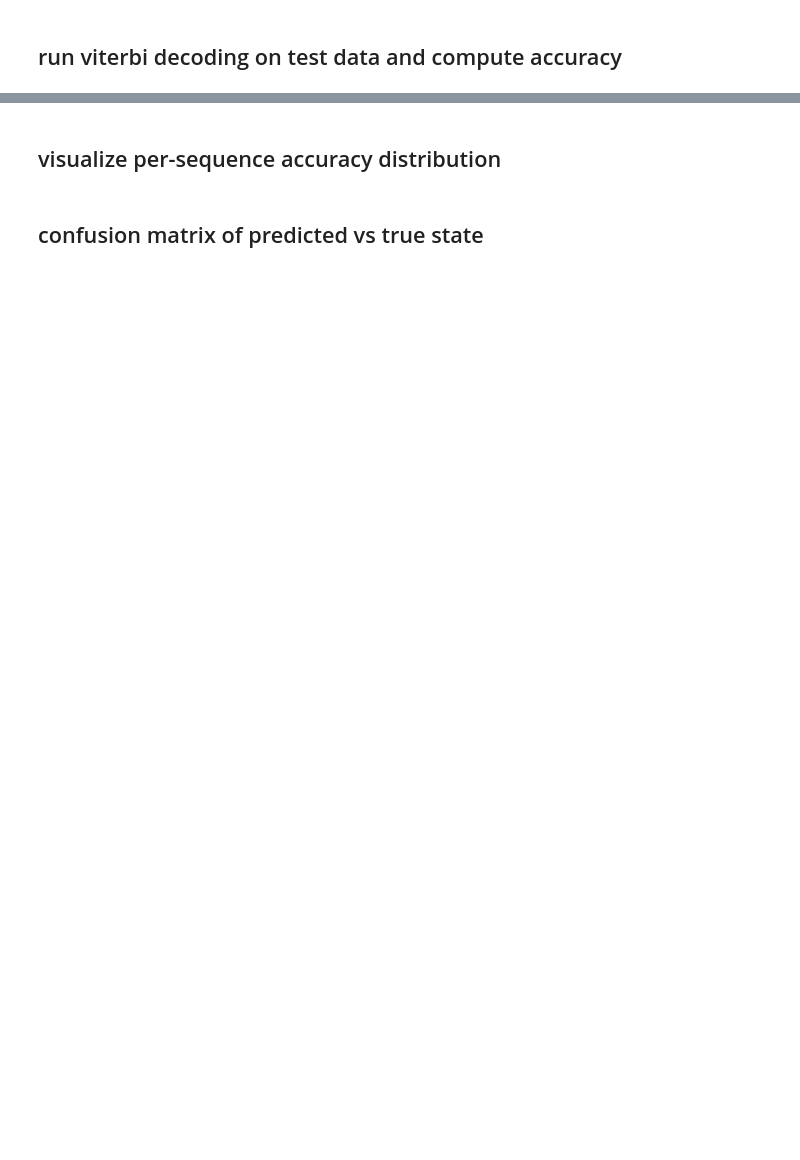
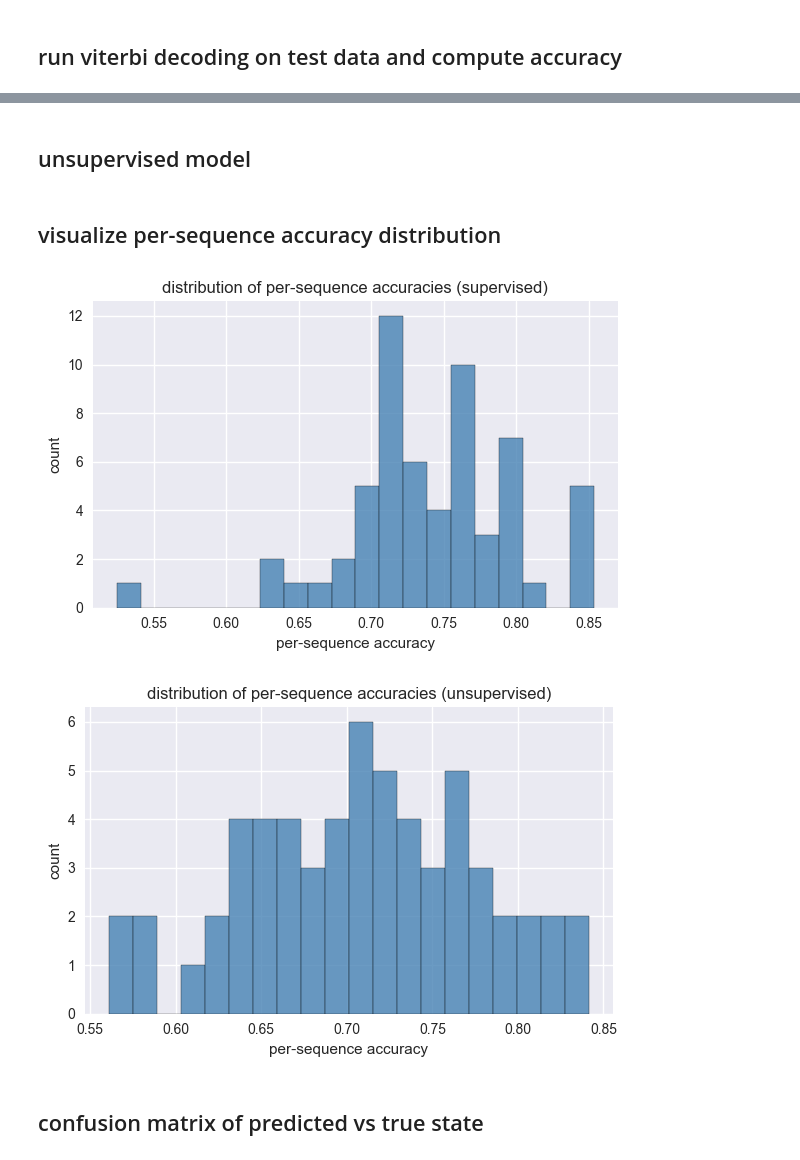
Before and after one commit to FardinHaque60/cse250a_bball_prediction_model, a Jupyter notebook: notebooks/run_hmm_models.ipynb, the cells around one changed output, grey strips where cells are left out. Drawn from its saved outputs; the diff is of its cells as text; code cells hidden in the pictures; blank space fills up the shorter version.

```diff
--- a/notebooks/run_hmm_models.ipynb
+++ b/notebooks/run_hmm_models.ipynb
@@ -71,3 +90,32 @@ train sequence length stats (min / max / mean): 63 84 80.08746355685132
 test sequence length stats (min / max / mean): 81 83 81.9
 # %% [markdown]
 ## train supervised hmm
+# %%
+# choose training routine based on requested number of states
+num_symbols_supervised = infer_num_symbols(train_obs_supervised)
+unique_train_labels_supervised = sorted(
+    {int(label) for seq in train_states_supervised for label in np.unique(seq)}
+)
+
+pi_supervised, A_supervised, B_supervised = train_supervised_hmm(
+    state_sequences=train_states_supervised,
+    obs_sequences=train_obs_supervised,
+    num_states=NUM_STATES_SUPERVISED,
+    num_symbols=num_symbols_supervised,
+)
+
+print(f"training mode: supervised mle")
+
+print("initial state distribution (pi):")
+print(pi_supervised)
+print()
+
+print("transition matrix (A):")
+print(A_supervised)
+print()
+
+print("emission matrix (B):")
+print(B_supervised)
+print()
+
+print("shapes -> pi:", pi_supervised.shape, ", A:", A_supervised.shape, ", B:", B_supervised.shape)
@@ -206,14 +303,28 @@ median per-sequence accuracy: 0.7317073170731707
+# %% [markdown]
+## unsupervised model
 # %% [markdown]
 ## visualize per-sequence accuracy distribution
 # %%
 # plot histogram of per-sequence accuracies
 fig, ax = plt.subplots(figsize=(6, 4))
-ax.hist(per_seq_accs, bins=20, color="steelblue", edgecolor="black", alpha=0.8)
+ax.hist(per_seq_accs_supervised, bins=20, color="steelblue", edgecolor="black", alpha=0.8)
 ax.set_xlabel("per-sequence accuracy")
 ax.set_ylabel("count")
-ax.set_title("distribution of per-sequence accuracies")
+ax.set_title("distribution of per-sequence accuracies (supervised)")
 plt.tight_layout()
 plt.show()
+
+# plot histogram of per-sequence accuracies
+fig, ax = plt.subplots(figsize=(6, 4))
+ax.hist(per_seq_accs_unsupervised, bins=20, color="steelblue", edgecolor="black", alpha=0.8)
+ax.set_xlabel("per-sequence accuracy")
+ax.set_ylabel("count")
+ax.set_title("distribution of per-sequence accuracies (unsupervised)")
+plt.tight_layout()
+plt.show()
+# %% [output]
+[figure, added]
+[figure, added]
 # %% [markdown]
 ## confusion matrix of predicted vs true state
 # %%
```
Also changed, not shown: parts of 15 cells of this notebook, 13 other files.
